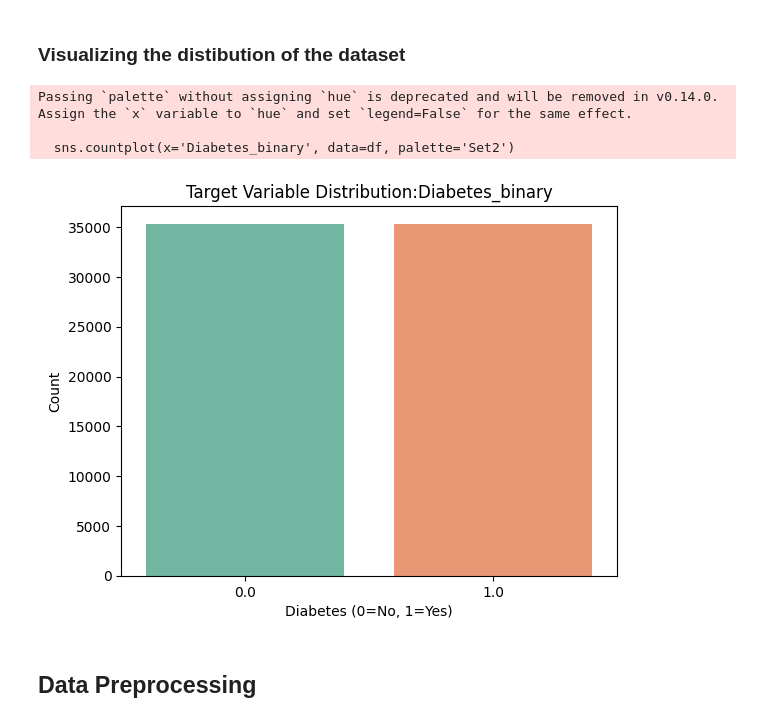
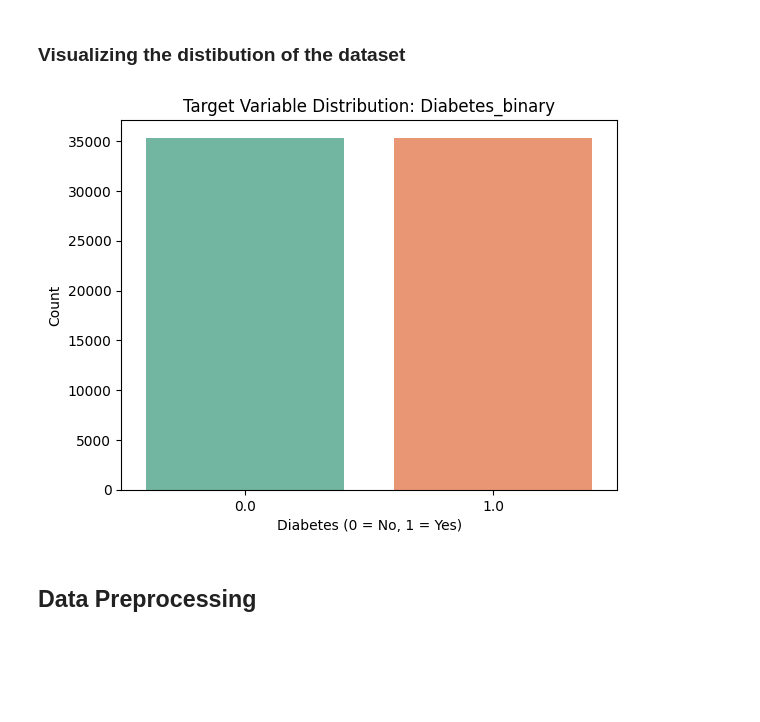
Before and after one commit to Pasindu099/CDC_Diabetes_Project, a Jupyter notebook: notebooks/01_eda_5050.ipynb, the cells around one changed output. Cells and saved outputs as stored; diff of their text form; code cells hidden in the pictures; blank space fills up the shorter version.

```diff
--- a/notebooks/01_eda_5050.ipynb
+++ b/notebooks/01_eda_5050.ipynb
@@ -71,16 +71,14 @@ Name: proportion, dtype: float64
 # %% [markdown]
 ### Visualizing the distibution of the dataset
 # %%
-sns.countplot(x='Diabetes_binary', data=df, palette='Set2')
-plt.title('Target Variable Distribution:Diabetes_binary')
-plt.xlabel('Diabetes (0=No, 1=Yes)')
+sns.countplot(x='Diabetes_binary', hue='Diabetes_binary', data=df, palette='Set2')
+plt.title('Target Variable Distribution: Diabetes_binary')
+plt.xlabel('Diabetes (0 = No, 1 = Yes)')
 plt.ylabel('Count')
+plt.legend([], [], frameon=False)  # Optional: hide legend
 plt.show()
 # %% [output]
-Passing `palette` without assigning `hue` is deprecated and will be removed in v0.14.0. Assign the `x` variable to `hue` and set `legend=False` for the same effect.
-
-  sns.countplot(x='Diabetes_binary', data=df, palette='Set2')
-[figure, old version]
+[figure, new version]
 # %% [markdown]
 ## Data Preprocessing
 # %% [markdown]
```
